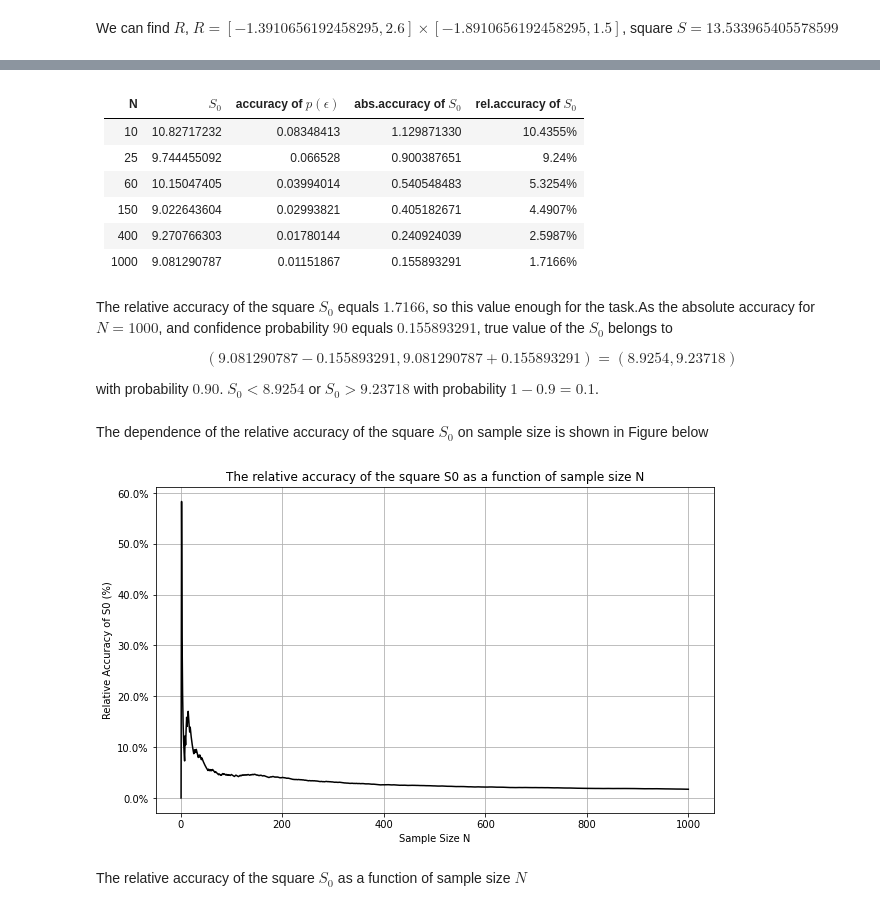
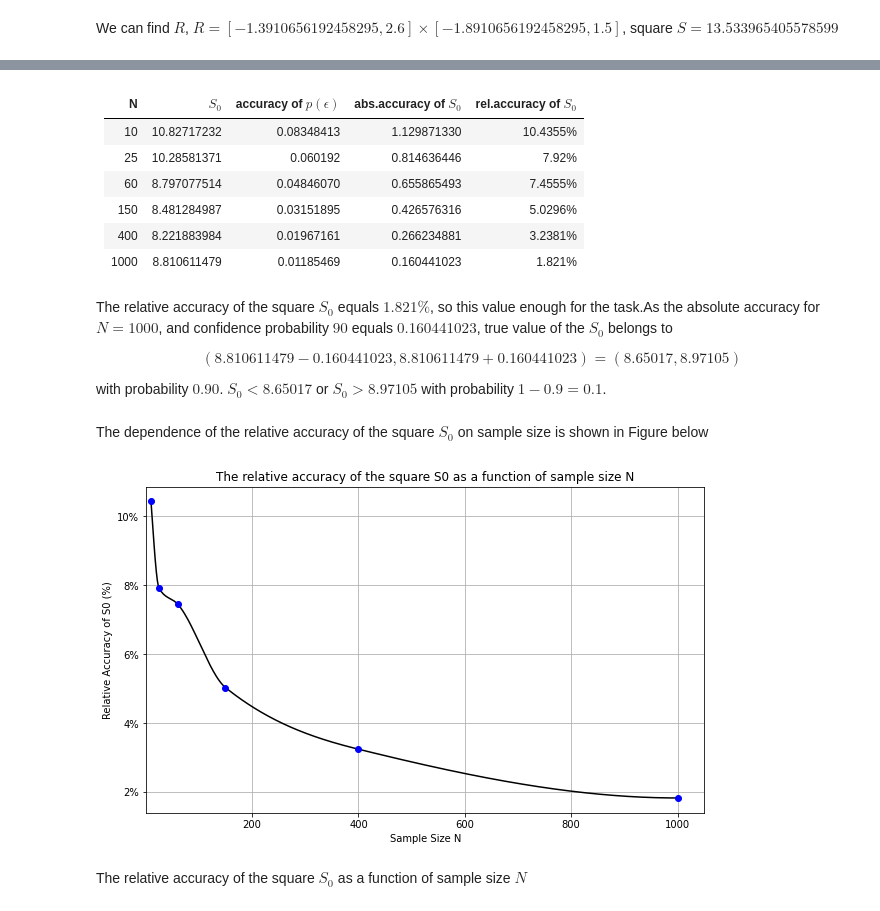
Before and after one commit to tunmx/Stochastic_Methods, a Jupyter notebook: task_3/Stochastic_methods_Task_3_JingyuYan.ipynb, the cells around one changed output, grey strips where cells are left out. Cells and saved outputs as stored; diff of their text form; code cells hidden in the pictures.

```diff
--- a/task_3/Stochastic_methods_Task_3_JingyuYan.ipynb
+++ b/task_3/Stochastic_methods_Task_3_JingyuYan.ipynb
@@ -346,22 +368,23 @@ CI = (8.9254, 9.23718)
 | N    | $S_0$          | accuracy of $p(\epsilon)$         | abs.accuracy of $S_0$ | rel.accuracy of $S_0$ |
 |------|-------------|-----------|--------------------|--------------------|
 | 10   | 10.82717232 | 0.08348413| 1.129871330       | 10.4355%           |
-| 25   | 9.744455092 | 0.066528  | 0.900387651       | 9.24%              |
-| 60   | 10.15047405 | 0.03994014| 0.540548483       | 5.3254%            |
-| 150  | 9.022643604 | 0.02993821| 0.405182671       | 4.4907%            |
-| 400  | 9.270766303 | 0.01780144| 0.240924039       | 2.5987%            |
-| 1000 | 9.081290787 | 0.01151867| 0.155893291       | 1.7166%            |
+| 25   | 10.28581371 | 0.060192  | 0.814636446       | 7.92%              |
+| 60   | 8.797077514 | 0.04846070| 0.655865493       | 7.4555%            |
+| 150  | 8.481284987 | 0.03151895| 0.426576316       | 5.0296%            |
+| 400  | 8.221883984 | 0.01967161| 0.266234881       | 3.2381%            |
+| 1000 | 8.810611479 | 0.01185469| 0.160441023       | 1.821%   |
 # %% [markdown]
-The relative accuracy of the square $S_0$ equals $1.7166%$, so this value enough for the task.As the absolute accuracy for $N=1000$, and confidence probability $90%$ equals $0.155893291$, true value of the $S_0$ belongs to
+The relative accuracy of the square $S_0$ equals $1.821\% $, so this value enough for the task.As the absolute accuracy for $N=1000$, and confidence probability $90%$ equals $0.160441023	$, true value of the $S_0$ belongs to
 
-$$ (9.081290787 - 0.155893291, 9.081290787 + 0.155893291) = (8.9254, 9.23718) $$
+$$ (8.810611479 - 0.160441023, 8.810611479 + 0.160441023) = (8.65017, 8.97105) $$
 
-with probability $0.90$. $S_0 < 8.9254$ or $S_0 > 9.23718$  with probability $1 - 0.9 = 0.1$.
+with probability $0.90$. $S_0 < 8.65017$ or $S_0 > 8.97105$  with probability $1 - 0.9 = 0.1$.
 # %% [markdown]
 The dependence of the relative accuracy of the square $S_0$ on sample size is shown in Figure below
 # %%
-singleton.plot_relative_accuracy(results)
+checkpoints_fmt = list(map(lambda x: x - 1, checkpoints))
+singleton.plot_relative_accuracy(results, checkpoints_fmt)
 # %% [output]
-[figure, old version]
+[figure, new version]
 # %% [markdown]
 The relative accuracy of the square $S_0$ as a function of sample size $N$
```
Also changed, not shown: parts of 4 cells of this notebook, 2 other files.
